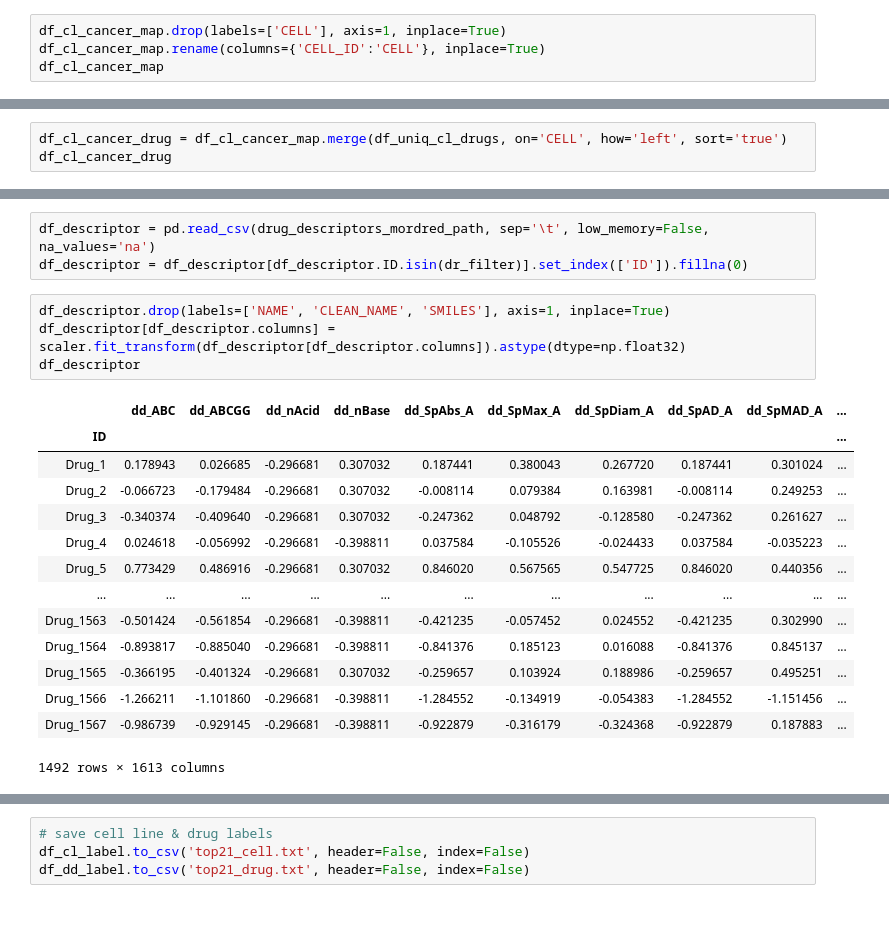
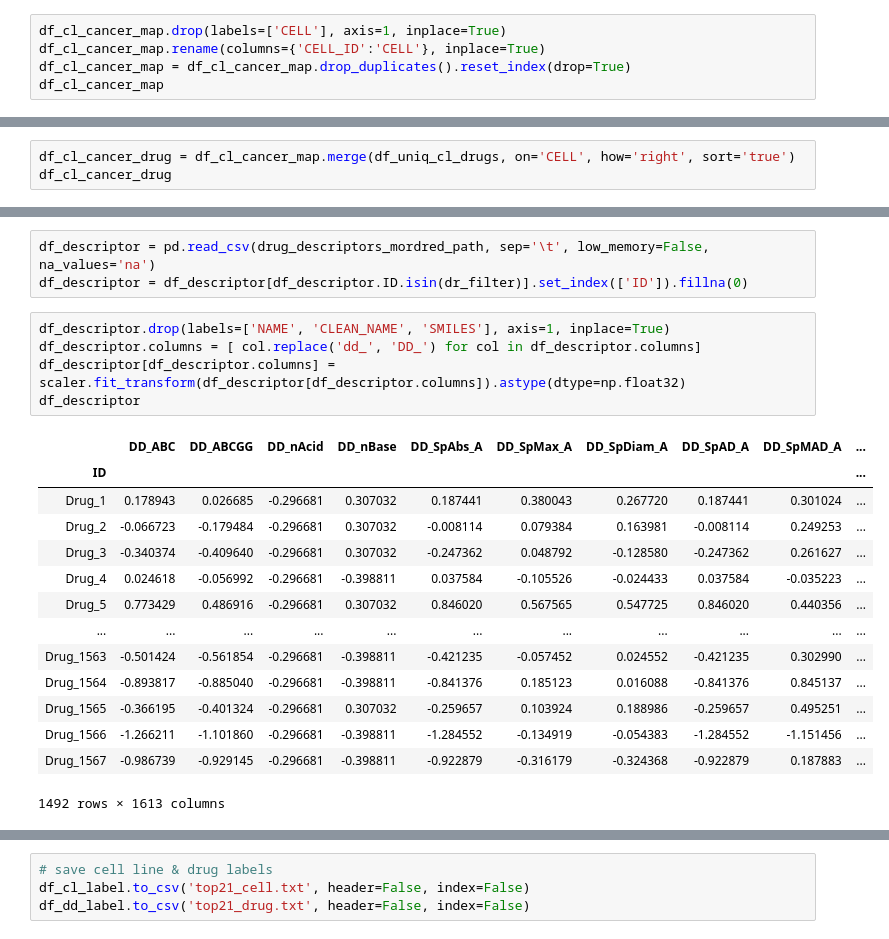
Before and after one commit to ECP-CANDLE/topN_generator, a Jupyter notebook: build_master.ipynb, the cells around one changed output, grey strips where cells are left out. Saved outputs shown, nothing was run; the diff lists cells and outputs as text.

````diff
--- a/build_master.ipynb
+++ b/build_master.ipynb
@@ -73,6 +73,7 @@ df_cl_cancer_map
 # %%
 df_cl_cancer_map.drop(labels=['CELL'], axis=1, inplace=True)
 df_cl_cancer_map.rename(columns={'CELL_ID':'CELL'}, inplace=True)
+df_cl_cancer_map = df_cl_cancer_map.drop_duplicates().reset_index(drop=True)
 df_cl_cancer_map
 # %% [output]
 |  | CANCER_TYPE | CELL |
@@ -110,7 +111,7 @@ Merge and get top n. This step is equivalent to below command line.
 ```Intersection.pl $df_dir/cell_lines/combined_cancer_types 1 uniq_cl_drugs 1 -i | cut -f 2 | sort | uniq -c | sort -nr | perl -pe 's/^ *//' | perl -pe 's/ /\t/' > top_cancer_types
 ```
 # %%
-df_cl_cancer_drug = df_cl_cancer_map.merge(df_uniq_cl_drugs, on='CELL', how='left', sort='true')
+df_cl_cancer_drug = df_cl_cancer_map.merge(df_uniq_cl_drugs, on='CELL', how='right', sort='true')
 df_cl_cancer_drug
 # %% [output]
 |  | CANCER_TYPE | CELL | DRUG |
@@ -281,10 +282,11 @@ df_descriptor = pd.read_csv(drug_descriptors_mordred_path, sep='\t', low_memory=
 df_descriptor = df_descriptor[df_descriptor.ID.isin(dr_filter)].set_index(['ID']).fillna(0)
 # %%
 df_descriptor.drop(labels=['NAME', 'CLEAN_NAME', 'SMILES'], axis=1, inplace=True)
+df_descriptor.columns = [ col.replace('dd_', 'DD_') for col in df_descriptor.columns]
 df_descriptor[df_descriptor.columns] = scaler.fit_transform(df_descriptor[df_descriptor.columns]).astype(dtype=np.float32)
 df_descriptor
 # %% [output]
-|  | dd_ABC | dd_ABCGG | dd_nAcid | dd_nBase | dd_SpAbs_A | dd_SpMax_A | dd_SpDiam_A | dd_SpAD_A | dd_SpMAD_A | ... |
+|  | DD_ABC | DD_ABCGG | DD_nAcid | DD_nBase | DD_SpAbs_A | DD_SpMax_A | DD_SpDiam_A | DD_SpAD_A | DD_SpMAD_A | ... |
 | ID |  |  |  |  |  |  |  |  |  | ... |
 | Drug_1 | 0.178943 | 0.026685 | -0.296681 | 0.307032 | 0.187441 | 0.380043 | 0.267720 | 0.187441 | 0.301024 | ... |
 | Drug_2 | -0.066723 | -0.179484 | -0.296681 | 0.307032 | -0.008114 | 0.079384 | 0.163981 | -0.008114 | 0.249253 | ... |
````
Also changed, not shown: parts of 16 cells of this notebook.
